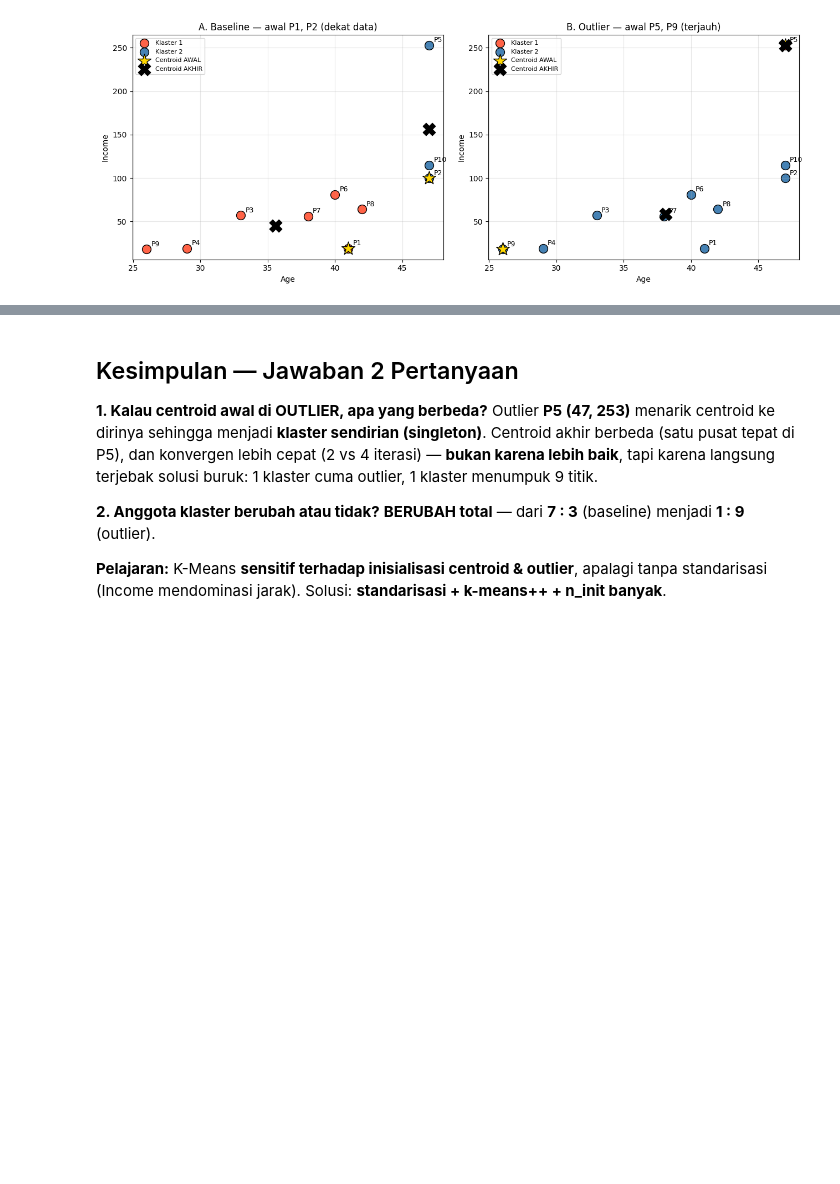
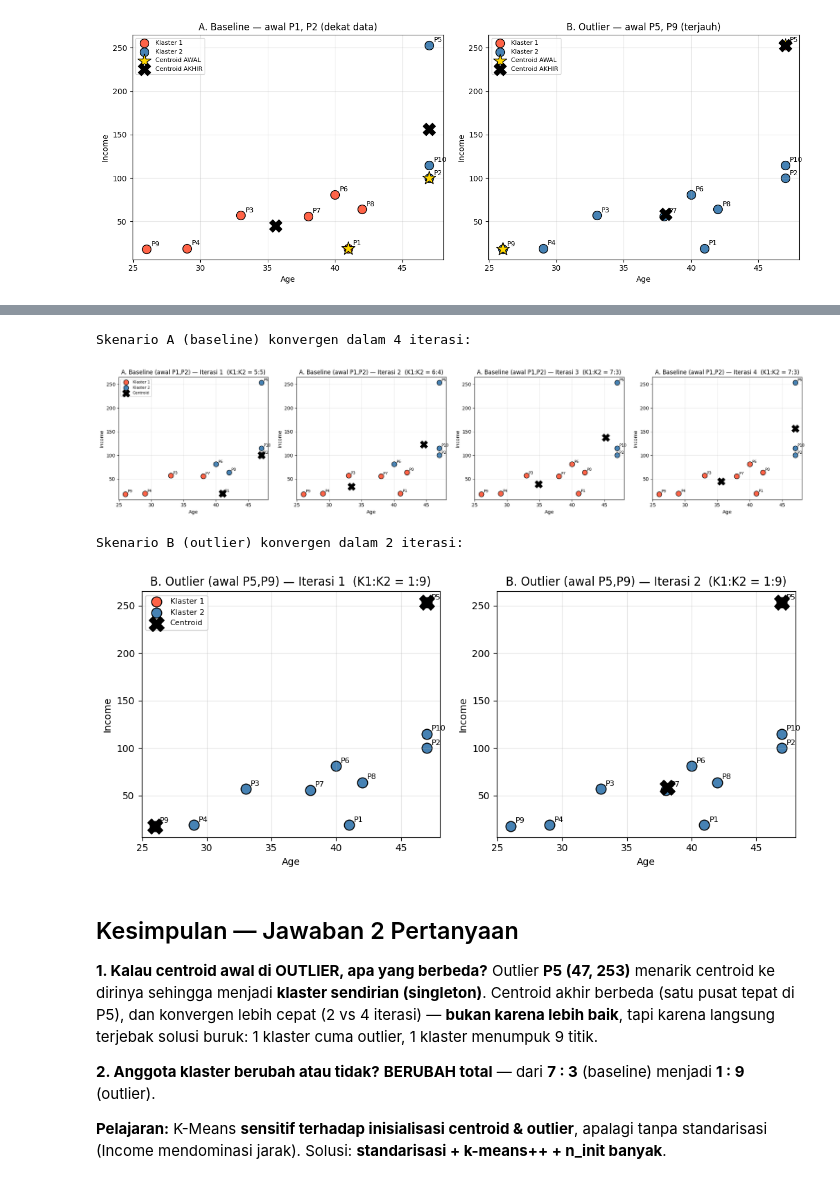
Before and after one commit to ravi-arnan/DataMining, a Jupyter notebook: Tugas2_KMeans_Perbandingan_Centroid.ipynb, the cells around one changed output, grey strips where cells are left out. Cells and saved outputs as stored; diff of their text form; code cells hidden in the pictures; blank space fills up the shorter version.

```diff
--- a/Tugas2_KMeans_Perbandingan_Centroid.ipynb
+++ b/Tugas2_KMeans_Perbandingan_Centroid.ipynb
@@ -135,3 +139,35 @@ plt.tight_layout(); plt.show()
+# %%
+def plot_iters(hist, nama):
+    n = len(hist)
+    fig, axes = plt.subplots(1, n, figsize=(5.2 * n, 4.5))
+    if n == 1:
+        axes = [axes]
+    warna = ['tomato', 'steelblue']
+    for t, (ax, h) in enumerate(zip(axes, hist)):
+        cen, lab = h['centroids'], h['labels']
+        for k in range(2):
+            pts = X[lab == k]
+            ax.scatter(pts[:, 0], pts[:, 1], c=warna[k], s=110, edgecolors='k', label=f'Klaster {k+1}')
+        ax.scatter(cen[:, 0], cen[:, 1], marker='X', s=240, c='black', zorder=5, label='Centroid')
+        for i, x in enumerate(X):
+            ax.annotate(label_titik[i], (x[0], x[1]), textcoords='offset points', xytext=(5, 3), fontsize=8)
+        jml = [int((lab == 0).sum()), int((lab == 1).sum())]
+        ax.set_title(f'{nama} — Iterasi {t+1}  (K1:K2 = {jml[0]}:{jml[1]})')
+        ax.set_xlabel('Age'); ax.set_ylabel('Income'); ax.grid(alpha=0.3)
+        if t == 0:
+            ax.legend(fontsize=8)
+    plt.tight_layout(); plt.show()
+
+print(f'Skenario A (baseline) konvergen dalam {len(histA)} iterasi:')
+plot_iters(histA, 'A. Baseline (awal P1,P2)')
+
+print(f'Skenario B (outlier) konvergen dalam {len(histB)} iterasi:')
+plot_iters(histB, 'B. Outlier (awal P5,P9)')
+# %% [output]
+Skenario A (baseline) konvergen dalam 4 iterasi:
+[figure, added]
+Skenario B (outlier) konvergen dalam 2 iterasi:
+[figure, added]
 # %% [markdown]
 ## Kesimpulan — Jawaban 2 Pertanyaan
 
```
Also changed, not shown: parts of 1 cell of this notebook, 2 other files.
